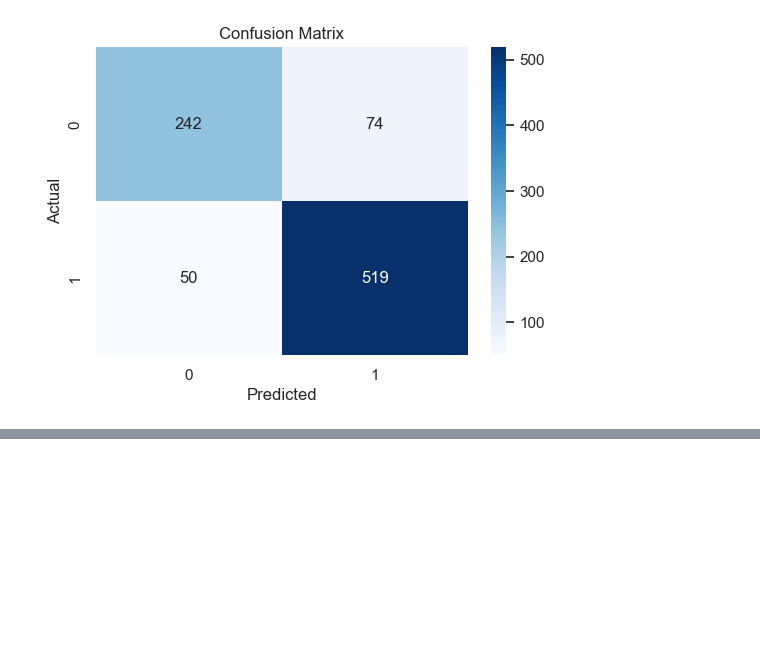
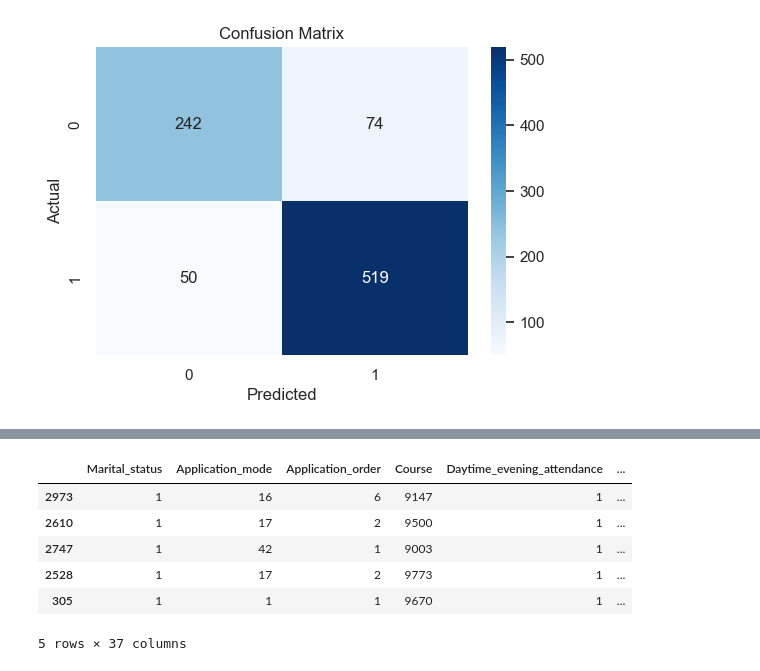
Before and after one commit to rizaisnakhoir/students-performance-dashboard, a Jupyter notebook: notebook.ipynb, the cells around one changed output, grey strips where cells are left out. Cells and saved outputs as stored; diff of their text form; code cells hidden in the pictures; blank space fills up the shorter version.

```diff
--- a/notebook.ipynb
+++ b/notebook.ipynb
@@ -263,5 +263,7 @@ plt.show()
 [figure]
 # %% [markdown]
 ## **Modeling**
+# %%
+df_modeling = df_prep.copy()
 # %%
 # separate features and target variable
@@ -315,0 +346,10 @@ weighted avg       0.86      0.86      0.86       885
+# %%
+df_modeling.sample(5)  # display a sample of the cleaned dataset
+# %% [output]
+|  | Marital_status | Application_mode | Application_order | Course | Daytime_evening_attendance | ... |
+| 2973 | 1 | 16 | 6 | 9147 | 1 | ... |
+| 2610 | 1 | 17 | 2 | 9500 | 1 | ... |
+| 2747 | 1 | 42 | 1 | 9003 | 1 | ... |
+| 2528 | 1 | 17 | 2 | 9773 | 1 | ... |
+| 305 | 1 | 1 | 1 | 9670 | 1 | ... |
+5 rows × 37 columns
```
Also changed, not shown: parts of 5 cells of this notebook.
